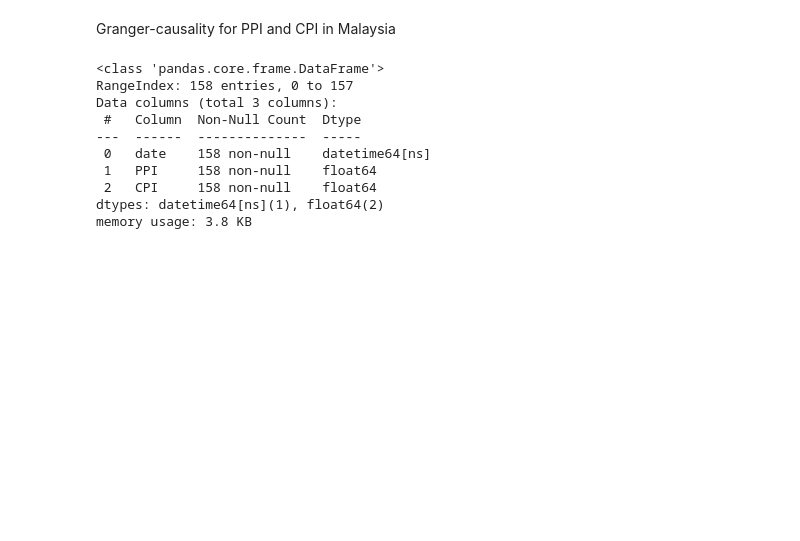
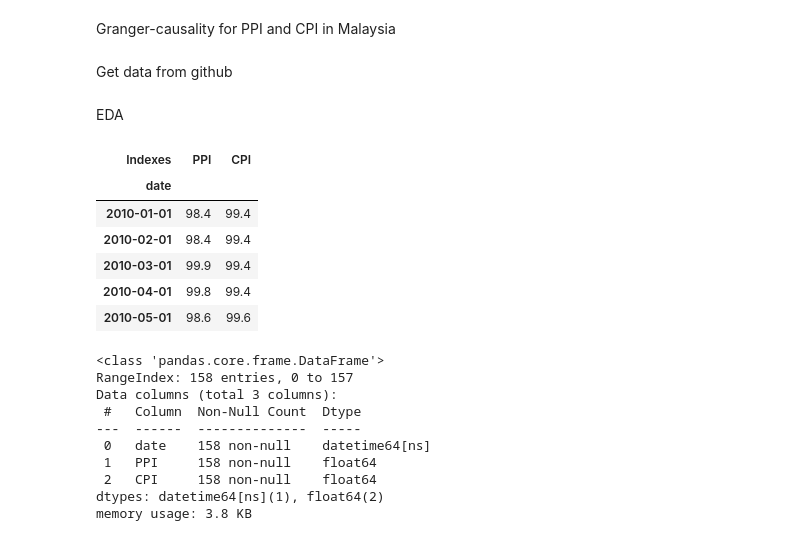
Before and after one commit to derrickgzq/fyp, a Jupyter notebook: fyp.ipynb, the cells around one changed output. Saved outputs shown, nothing was run; the diff lists cells and outputs as text; code cells hidden in the pictures; blank space fills up the shorter version.

```diff
--- a/fyp.ipynb
+++ b/fyp.ipynb
@@ -9,5 +12,7 @@ from statsmodels.tsa.stattools import grangercausalitytests
 import matplotlib.pyplot as plt
 import plotly.express as px
+# %% [markdown]
+Get data from github
 # %%
 df = pd.read_csv('https://raw.githubusercontent.com/derrickgzq/fyp/main/fyp%20data.csv')
 # %%
@@ -15,3 +21,15 @@ df['date'] = pd.to_datetime(df['date'])
+# %% [markdown]
+EDA
+# %%
+df.head()
+# %% [output]
+| Indexes | PPI | CPI |
+| date |  |  |
+| 2010-01-01 | 98.4 | 99.4 |
+| 2010-02-01 | 98.4 | 99.4 |
+| 2010-03-01 | 99.9 | 99.4 |
+| 2010-04-01 | 99.8 | 99.4 |
+| 2010-05-01 | 98.6 | 99.6 |
 # %%
 df.info()
 # %% [output]
```
Also changed, not shown: parts of 22 cells of this notebook.
